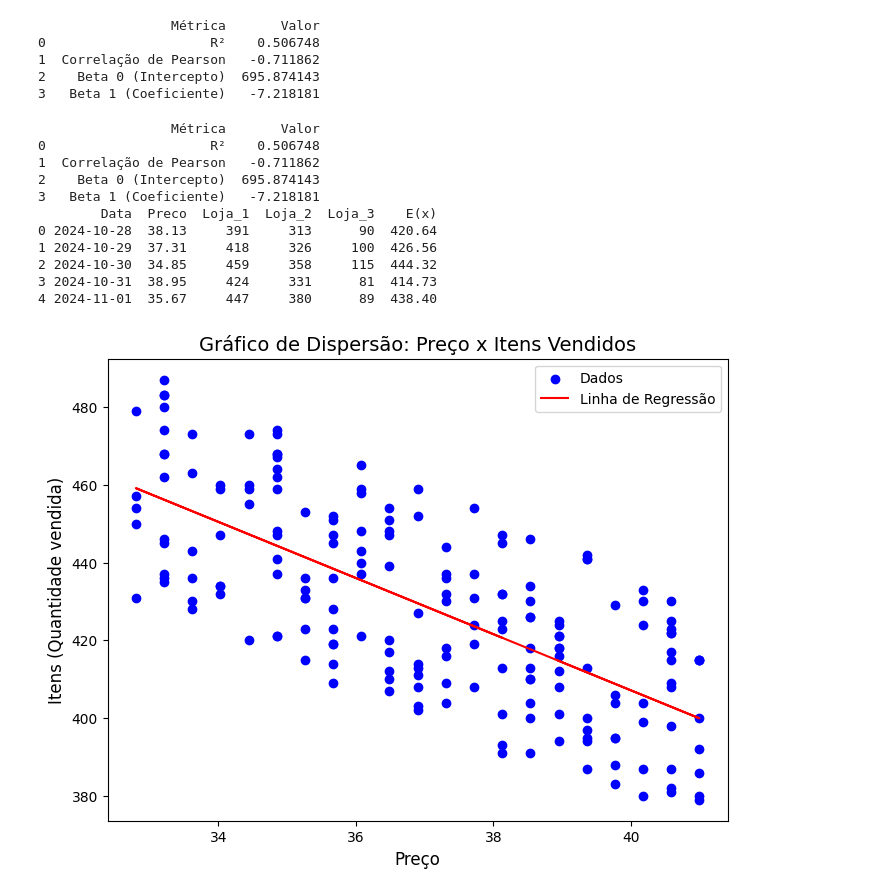
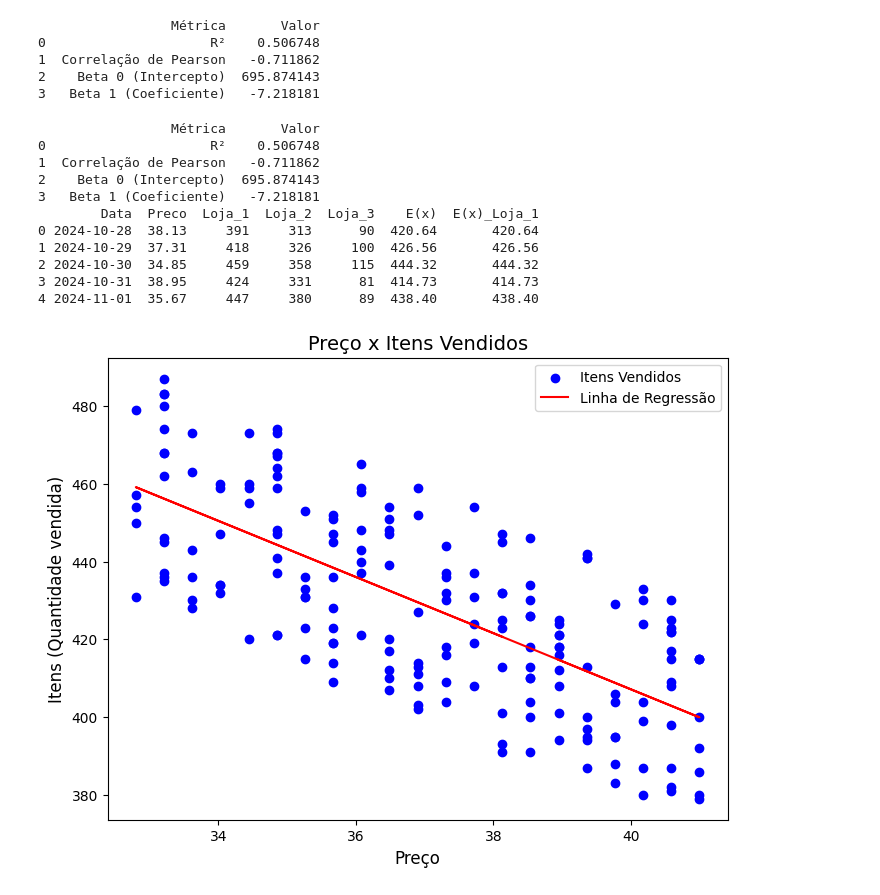
Before and after one commit to Gabrieldiasdeoliveira/ETL_ofertas, a Jupyter notebook: previsao.ipynb, the cells around one changed output. Saved outputs shown, nothing was run; the diff lists cells and outputs as text; code cells hidden in the pictures.

```diff
--- a/previsao.ipynb
+++ b/previsao.ipynb
@@ -86,7 +86,7 @@ resultado = pd.DataFrame({
 })
 
 # Criar a nova coluna E(x)
-df['E(x)'] = (beta_0 + beta_1 * df['Preco']).round(2)
+df['E(x)_Loja_1'] = (beta_0 + beta_1 * df['Preco']).round(2)
 
 print(resultado)
 # %% [output]
@@ -98,33 +98,33 @@ print(resultado)
 # %%
 # Gerar o gráfico de dispersão com Preço no eixo X e Tigela no eixo Y
 plt.figure(figsize=(8, 6))
-plt.scatter(df['Preco'], df['Loja_1'], color='blue', label='Dados')
+plt.scatter(df['Preco'], df['Loja_1'], color='blue', label='Itens Vendidos')
 
 # Ajustar a linha de regressão com Preço no eixo X
 plt.plot(df['Preco'], modelo.predict(X), color='red', label='Linha de Regressão')
 
 # Títulos e rótulos
-plt.title('Gráfico de Dispersão: Preço x Itens Vendidos', fontsize=14)
+plt.title('Preço x Itens Vendidos', fontsize=14)
 plt.xlabel('Preço', fontsize=12)
 plt.ylabel('Itens (Quantidade vendida)', fontsize=12)
 
 # Exibir legenda
 plt.legend()
 
 # Mostrar o gráfico
 print(resultado)
 print(df.head())
 plt.show()
 # %% [output]
                  Métrica       Valor
 0                     R²    0.506748
 1  Correlação de Pearson   -0.711862
 2    Beta 0 (Intercepto)  695.874143
 3   Beta 1 (Coeficiente)   -7.218181
-        Data  Preco  Loja_1  Loja_2  Loja_3    E(x)
-0 2024-10-28  38.13     391     313      90  420.64
-1 2024-10-29  37.31     418     326     100  426.56
-2 2024-10-30  34.85     459     358     115  444.32
-3 2024-10-31  38.95     424     331      81  414.73
-4 2024-11-01  35.67     447     380      89  438.40
+        Data  Preco  Loja_1  Loja_2  Loja_3    E(x)  E(x)_Loja_1
+0 2024-10-28  38.13     391     313      90  420.64       420.64
+1 2024-10-29  37.31     418     326     100  426.56       426.56
+2 2024-10-30  34.85     459     358     115  444.32       444.32
+3 2024-10-31  38.95     424     331      81  414.73       414.73
+4 2024-11-01  35.67     447     380      89  438.40       438.40
-[figure, old version]
+[figure, new version]
```
Also changed, not shown: parts of 3 cells of this notebook.
